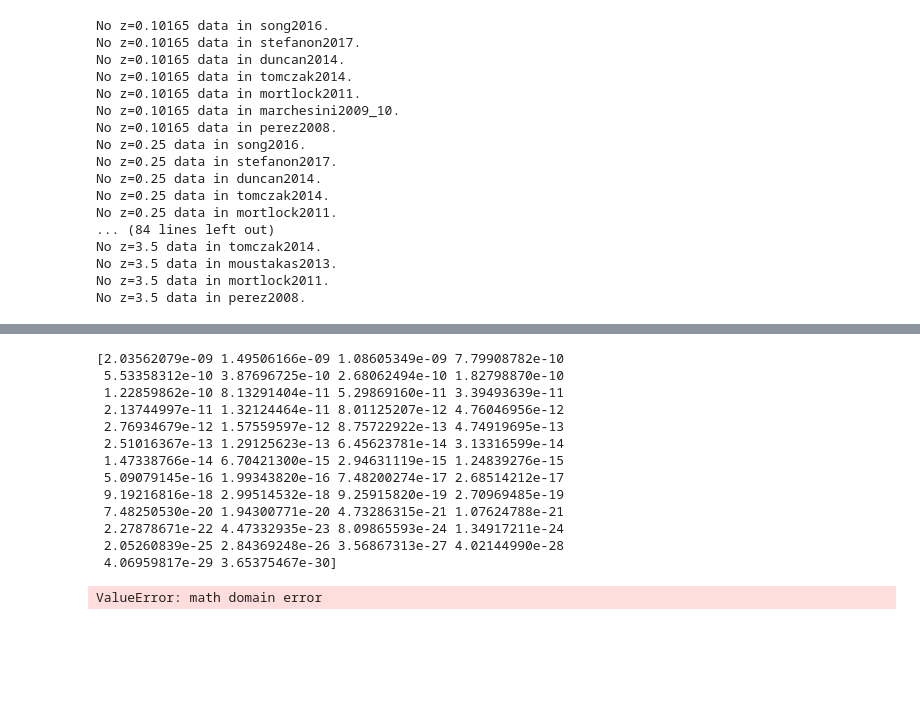
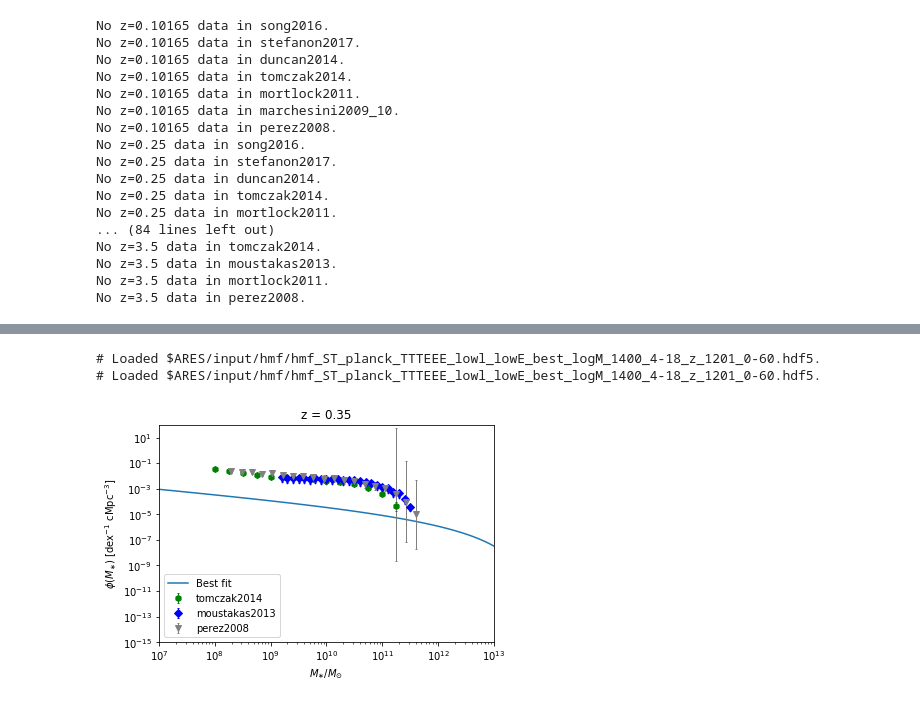
Before and after one commit to eklem1/GalaxySim, a Jupyter notebook: SMF_fit.ipynb, the cells around one changed output, grey strips where cells are left out. Saved outputs shown, nothing was run; the diff lists cells and outputs as text; code cells hidden in the pictures; blank space fills up the shorter version.

```diff
--- a/SMF_fit.ipynb
+++ b/SMF_fit.ipynb
@@ -404,41 +426,30 @@ pop_best = ares.populations.GalaxyPopulation(**pars_best)
 # %%
 z = 0.35
 
-Ms_short = np.logspace(8, 12, 50)
+Ms_short = np.logspace(7, 13, 80)
 # Ms_short = [1e9]
 
 # print(Ms)
 
 ls_best = pop_best.StellarMassFunction(z, Ms_short)
 # ls_best_2 = pop_best_2.StellarMassFunction(z, Ms_short)
 
-print(ls_best)
+# print(ls_best)
 
 ls_mean = pop_mean.StellarMassFunction(z, Ms_short)
 
 obslf = ares.analysis.GalaxyPopulation()
-obslf.Plot(z=z, round_z=0.2)
+obslf.PlotSMF(z=z, round_z=0.2)
 
 pl.loglog(Ms_short, ls_best, label='Best fit')
 # pl.loglog(Ms_short, ls_best_2, label='Best fit 2')
 
-pl.loglog(Ms_short, ls_mean, label='Mean fit')
+# pl.loglog(Ms_short, ls_mean, label='Mean fit')
 pl.title("z = %.2f" %z)
 pl.legend()
-# pl.ylim(1e-9, 1e2)
+pl.ylim(1e-15, 1e2)
 pl.show()
 # %% [output]
-[2.03562079e-09 1.49506166e-09 1.08605349e-09 7.79908782e-10
- 5.53358312e-10 3.87696725e-10 2.68062494e-10 1.82798870e-10
- 1.22859862e-10 8.13291404e-11 5.29869160e-11 3.39493639e-11
- 2.13744997e-11 1.32124464e-11 8.01125207e-12 4.76046956e-12
- 2.76934679e-12 1.57559597e-12 8.75722922e-13 4.74919695e-13
- 2.51016367e-13 1.29125623e-13 6.45623781e-14 3.13316599e-14
- 1.47338766e-14 6.70421300e-15 2.94631119e-15 1.24839276e-15
- 5.09079145e-16 1.99343820e-16 7.48200274e-17 2.68514212e-17
- 9.19216816e-18 2.99514532e-18 9.25915820e-19 2.70969485e-19
- 7.48250530e-20 1.94300771e-20 4.73286315e-21 1.07624788e-21
- 2.27878671e-22 4.47332935e-23 8.09865593e-24 1.34917211e-24
- 2.05260839e-25 2.84369248e-26 3.56867313e-27 4.02144990e-28
- 4.06959817e-29 3.65375467e-30]
+# Loaded $ARES/input/hmf/hmf_ST_planck_TTTEEE_lowl_lowE_best_logM_1400_4-18_z_1201_0-60.hdf5.
+# Loaded $ARES/input/hmf/hmf_ST_planck_TTTEEE_lowl_lowE_best_logM_1400_4-18_z_1201_0-60.hdf5.
-ValueError: math domain error
+[figure, added]
```
Also changed, not shown: parts of 16 cells of this notebook, 3 other files.
